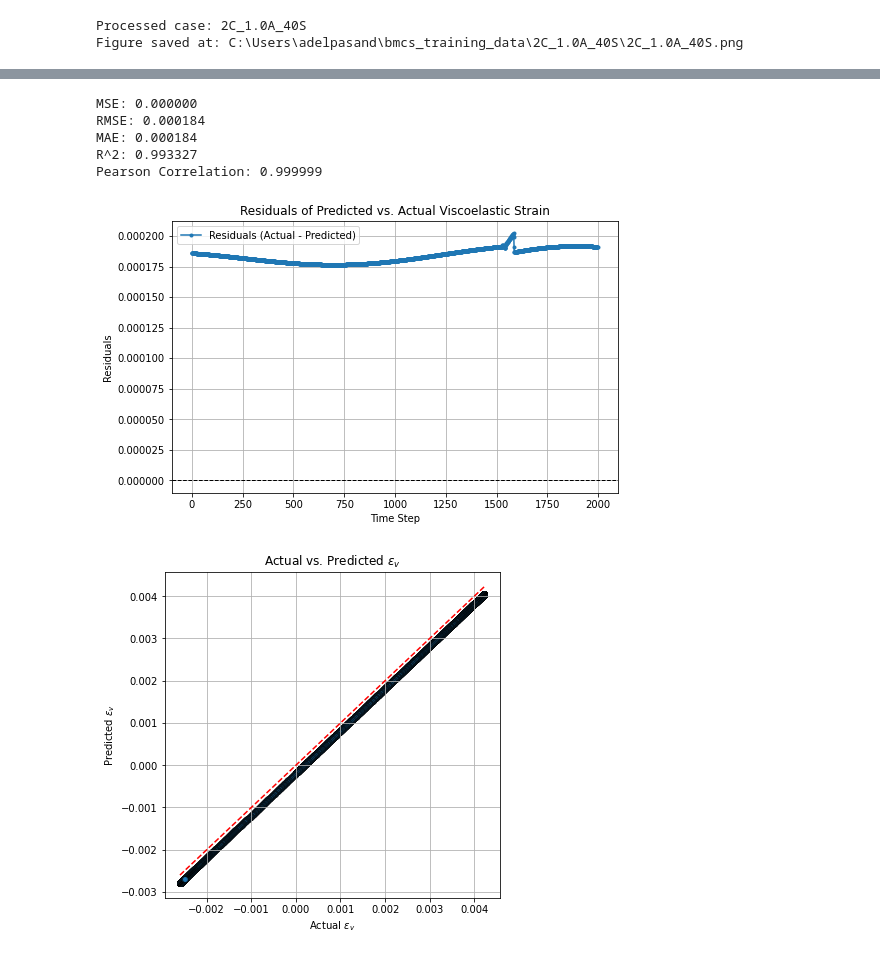
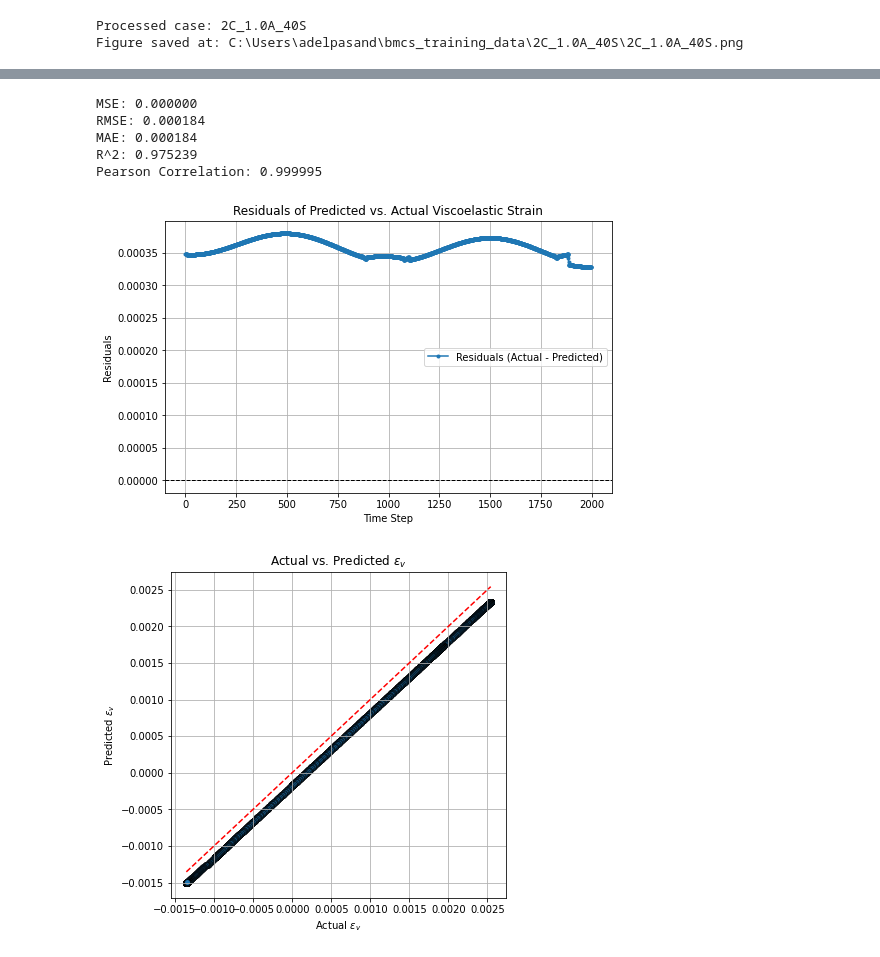
Before and after one commit to bmcs-group/bmcs_ml, a Jupyter notebook: bmcs_ml/ml_eps_v_predictor/pridiction_check.ipynb, the cells around one changed output, grey strips where cells are left out. Drawn from its saved outputs; the diff is of its cells as text; code cells hidden in the pictures.

```diff
--- a/bmcs_ml/ml_eps_v_predictor/pridiction_check.ipynb
+++ b/bmcs_ml/ml_eps_v_predictor/pridiction_check.ipynb
@@ -83,7 +84,7 @@ Processed case: 2C_1.0A_40S
 Figure saved at: C:\Users\adelpasand\bmcs_training_data\2C_1.0A_40S\2C_1.0A_40S.png
 # %%
 # Load the .npy file
-sample_data_1 = np.load(data_root_dir / '2C_1.0A' / 'Pi_data_2C_1.0A.npy')
+sample_data_1 = np.load(data_root_dir / '4C_1.0A' / 'Pi_data_4C_1.0A.npy')
 # sample_data_1 = np.load(data_root_dir / '2C_1.0A_40S' / 'Pi_data_2C_1.0A_40S.npy')
 # %%
 # Extract input and target values
@@ -146,7 +150,5 @@ plt.show()
 # %%
-import numpy as np
-import matplotlib.pyplot as plt
-from scipy.stats import pearsonr
+
 
 # Compute Mean Squared Error (MSE)
 mse = np.mean((eps_v_next - predictions_1) ** 2)
@@ -169,35 +171,35 @@ pearson_corr, _ = pearsonr(eps_v_next, predictions_1)
 print(f'MSE: {mse:.6f}')
 print(f'RMSE: {rmse:.6f}')
 print(f'MAE: {mae:.6f}')
 print(f'R^2: {r2:.6f}')
 print(f'Pearson Correlation: {pearson_corr:.6f}')
 
 # Residual Plot
 plt.figure(figsize=(8, 5))
-residuals = eps_v_next - predictions_1
+residuals = eps_v_next - predictions_1 -predictions_1[0]
 plt.plot(residuals, label='Residuals (Actual - Predicted)', linestyle='-', marker='o', markersize=3)
 plt.axhline(0, color='black', linestyle='--', linewidth=1)  # Zero error line
 plt.xlabel("Time Step")
 plt.ylabel("Residuals")
 plt.legend()
 plt.title("Residuals of Predicted vs. Actual Viscoelastic Strain")
 plt.grid()
 plt.show()
 
 # Scatter Plot for Actual vs. Predicted
 plt.figure(figsize=(6, 6))
 plt.scatter(eps_v_next, predictions_1, alpha=0.7, edgecolors='k')
 plt.plot([min(eps_v_next), max(eps_v_next)], [min(eps_v_next), max(eps_v_next)], 'r--')  # Perfect fit line
 plt.xlabel("Actual $\epsilon_v$")
 plt.ylabel("Predicted $\epsilon_v$")
 plt.title("Actual vs. Predicted $\epsilon_v$")
 plt.grid()
 plt.show()
 # %% [output]
 MSE: 0.000000
 RMSE: 0.000184
 MAE: 0.000184
-R^2: 0.993327
-Pearson Correlation: 0.999999
+R^2: 0.975239
+Pearson Correlation: 0.999995
-[figure, old version]
+[figure, new version]
-[figure, old version]
+[figure, new version]
```
Also changed, not shown: parts of 4 cells of this notebook, 9 other files.
